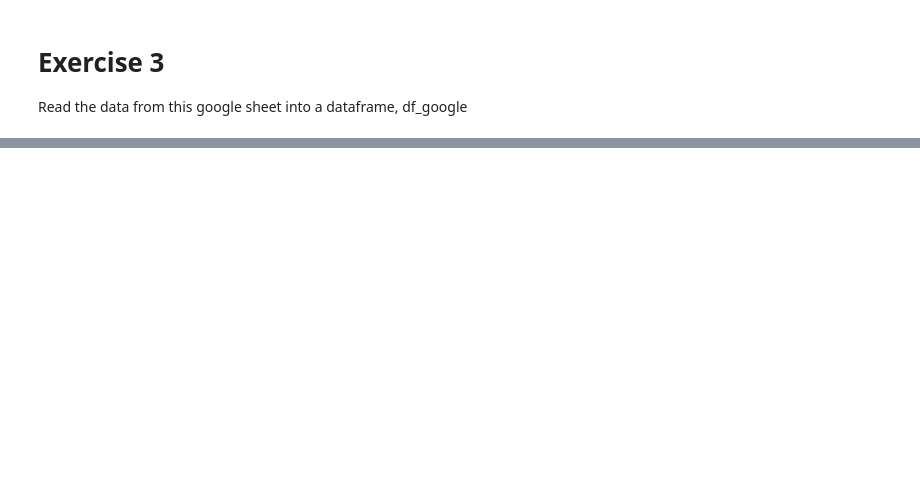
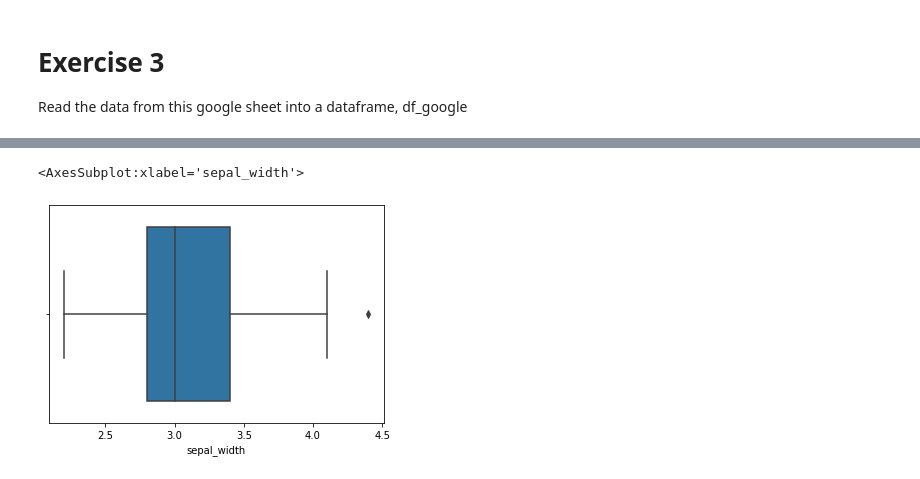
Before and after one commit to katherinesalazar/classification-exercises, a Jupyter notebook: classification_exercises.ipynb, the cells around one changed output, grey strips where cells are left out. Saved outputs shown, nothing was run; the diff lists cells and outputs as text; code cells hidden in the pictures; blank space fills up the shorter version.

```diff
--- a/classification_exercises.ipynb
+++ b/classification_exercises.ipynb
@@ -410,0 +370,6 @@ Embarked has 3 unique values.
+# %%
+#boxplot for sepal_width
+sns.boxplot(train.sepal_width)
+# %% [output]
+<AxesSubplot:xlabel='sepal_width'>
+[figure, added]
```
Also changed, not shown: parts of 115 cells of this notebook.
